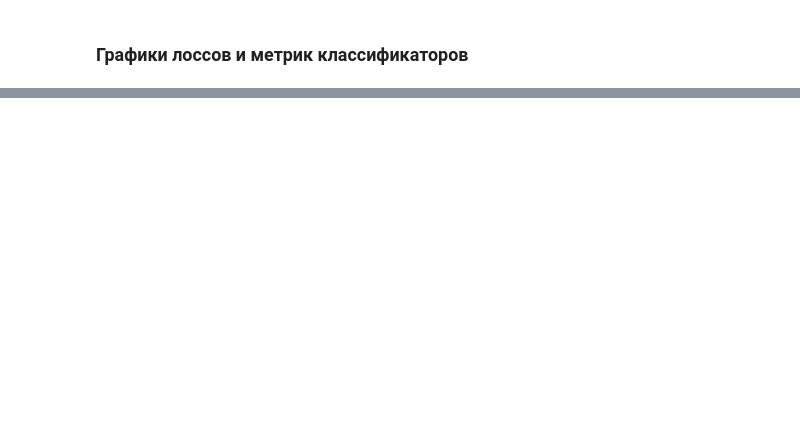
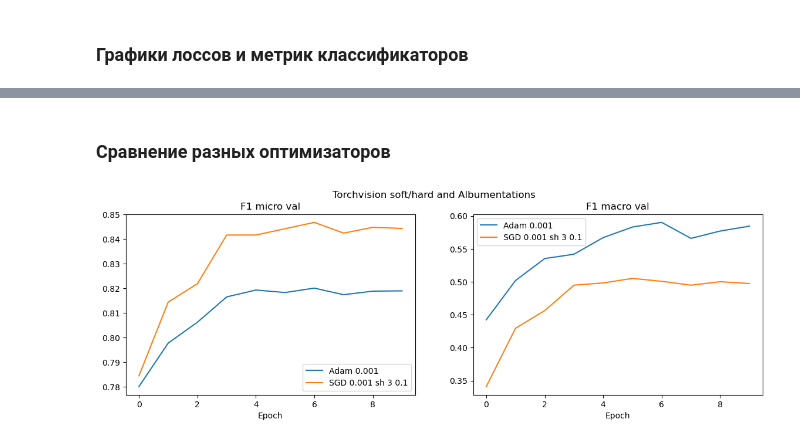
Before and after one commit to Denis-R-V/TSR, a Jupyter notebook: 4.4.classifier_eval.ipynb, the cells around one changed output, grey strips where cells are left out. Saved outputs shown, nothing was run; the diff lists cells and outputs as text; code cells hidden in the pictures; blank space fills up the shorter version.

```diff
--- a/4.4.classifier_eval.ipynb
+++ b/4.4.classifier_eval.ipynb
@@ -218,0 +174,9 @@ def plot_loss_metrics(file_path):
+# %% [markdown]
+### Сравнение разных оптимизаторов
+# %%
+plot_summary_metrics("Torchvision soft/hard and Albumentations",
+                     {'Adam 0.001':os.path.join('checkpoints','classifier_resnet152_test_with_bg_v100_tvs_default_adam_001_metrics.json'),
+                      'SGD 0.001 sh 3 0.1':os.path.join('checkpoints','classifier_resnet152_default_sgd_005_sh_3_01_metrics.json'),
+                      })
+# %% [output]
+[figure, added]
```
Also changed, not shown: parts of 72 cells of this notebook, 2 other files.
